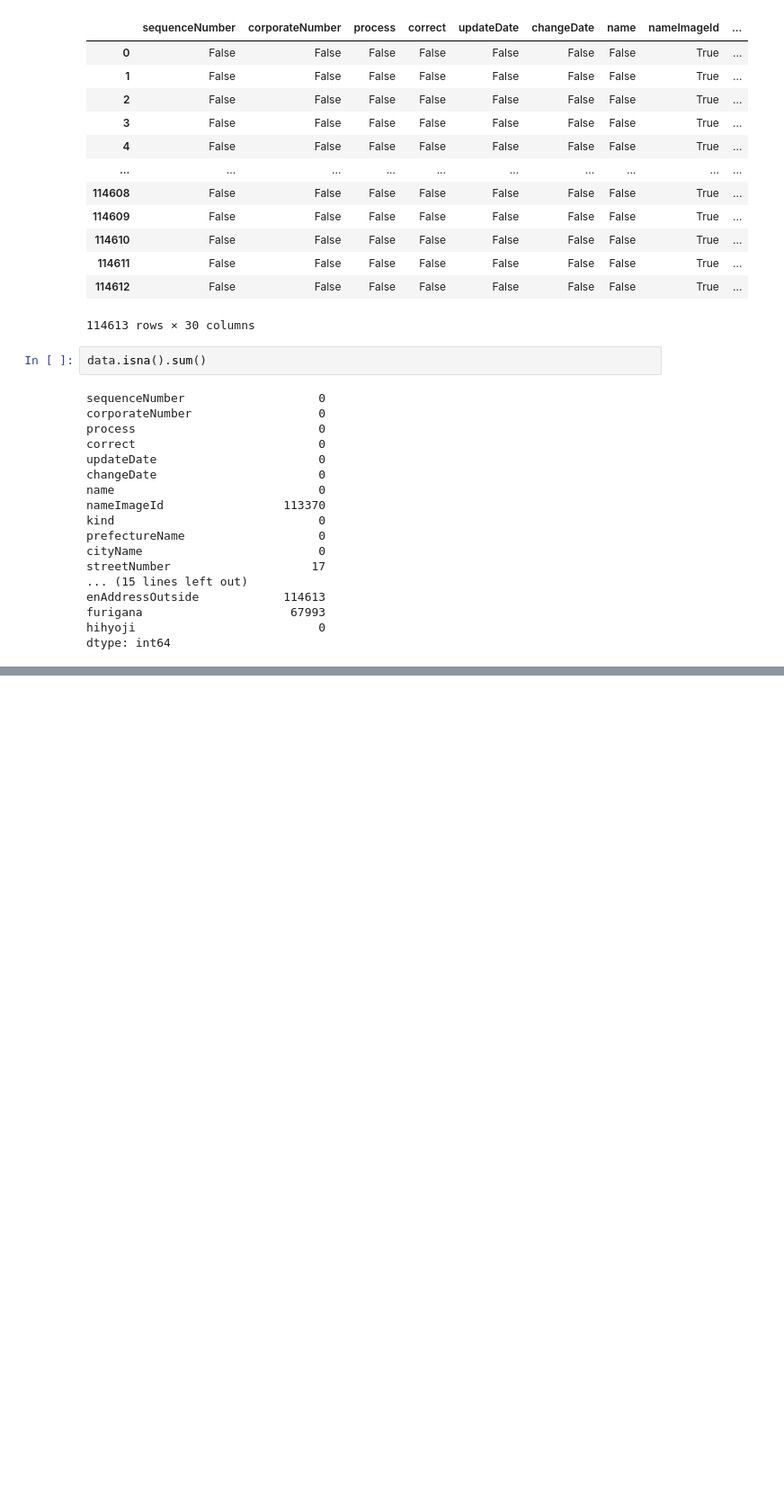
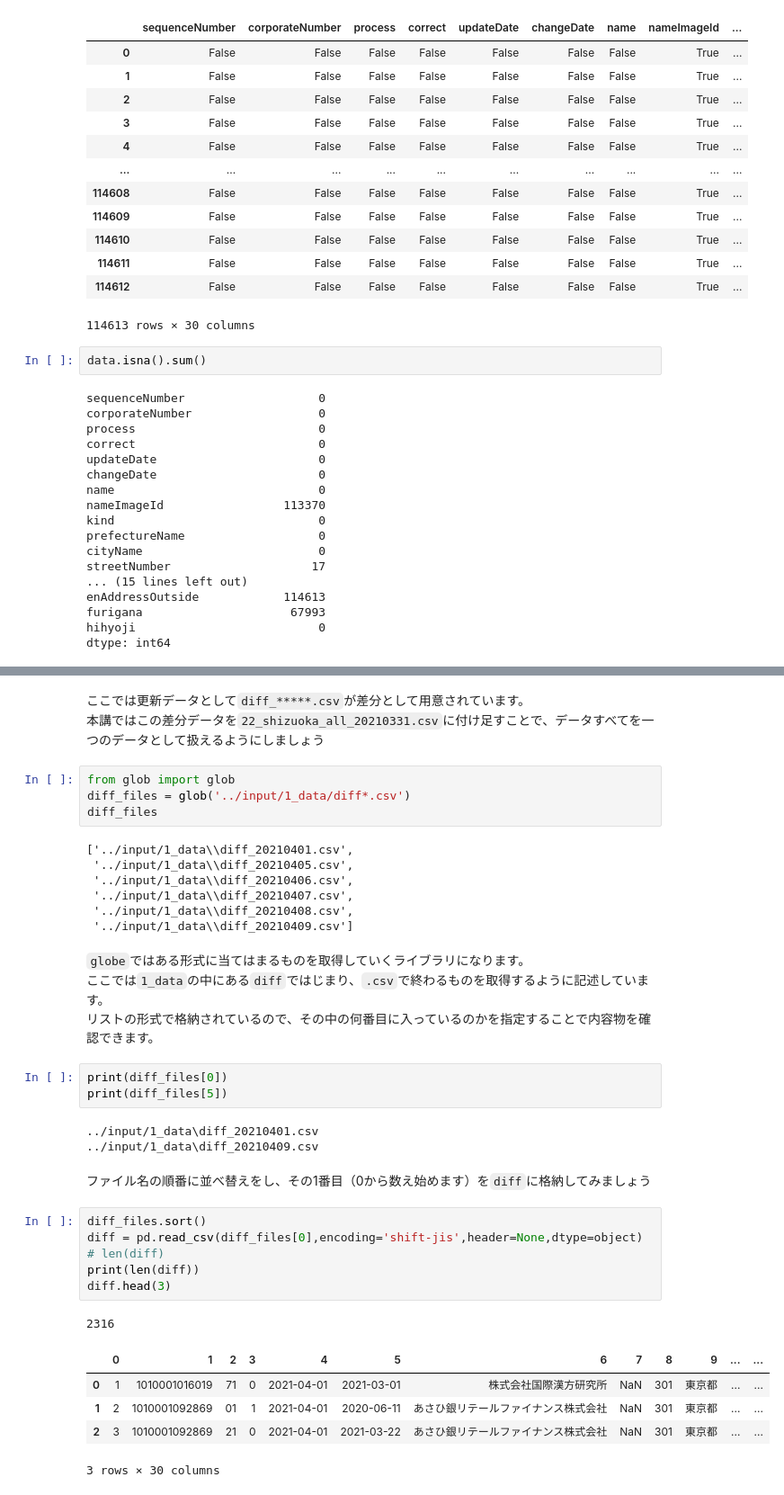
Before and after one commit to ryochinbo/ml-cheat, a Jupyter notebook: notebook/0206.ipynb, the cells around one changed output, grey strips where cells are left out. Shown at 90% size. Cells and saved outputs as stored; diff of their text form; blank space fills up the shorter version.

```diff
--- a/notebook/0206.ipynb
+++ b/notebook/0206.ipynb
@@ -308,0 +332,39 @@ dtype: int64
+# %% [markdown]
+ここでは更新データとして`diff_*****.csv`が差分として用意されています。
+本講ではこの差分データを`22_shizuoka_all_20210331.csv`に付け足すことで、データすべてを一つのデータとして扱えるようにしましょう
+# %%
+from glob import glob
+diff_files = glob('../input/1_data/diff*.csv')
+diff_files
+# %% [output]
+['../input/1_data\\diff_20210401.csv',
+ '../input/1_data\\diff_20210405.csv',
+ '../input/1_data\\diff_20210406.csv',
+ '../input/1_data\\diff_20210407.csv',
+ '../input/1_data\\diff_20210408.csv',
+ '../input/1_data\\diff_20210409.csv']
+# %% [markdown]
+`globe`ではある形式に当てはまるものを取得していくライブラリになります。
+ここでは`1_data`の中にある`diff`ではじまり、`.csv`で終わるものを取得するように記述しています。
+リストの形式で格納されているので、その中の何番目に入っているのかを指定することで内容物を確認できます。
+# %%
+print(diff_files[0])
+print(diff_files[5])
+# %% [output]
+../input/1_data\diff_20210401.csv
+../input/1_data\diff_20210409.csv
+# %% [markdown]
+ファイル名の順番に並べ替えをし、その1番目（0から数え始めます）を`diff`に格納してみましょう
+# %%
+diff_files.sort()
+diff = pd.read_csv(diff_files[0],encoding='shift-jis',header=None,dtype=object)
+# len(diff)
+print(len(diff))
+diff.head(3)
+# %% [output]
+2316
+|  | 0 | 1 | 2 | 3 | 4 | 5 | 6 | 7 | 8 | 9 | ... | ... |
+| 0 | 1 | 1010001016019 | 71 | 0 | 2021-04-01 | 2021-03-01 | 株式会社国際漢方研究所 | NaN | 301 | 東京都 | ... | ... |
+| 1 | 2 | 1010001092869 | 01 | 1 | 2021-04-01 | 2020-06-11 | あさひ銀リテールファイナンス株式会社 | NaN | 301 | 東京都 | ... | ... |
+| 2 | 3 | 1010001092869 | 21 | 0 | 2021-04-01 | 2021-03-22 | あさひ銀リテールファイナンス株式会社 | NaN | 301 | 東京都 | ... | ... |
+3 rows × 30 columns
```
Also changed, not shown: parts of 14 cells of this notebook, 2 other files.
